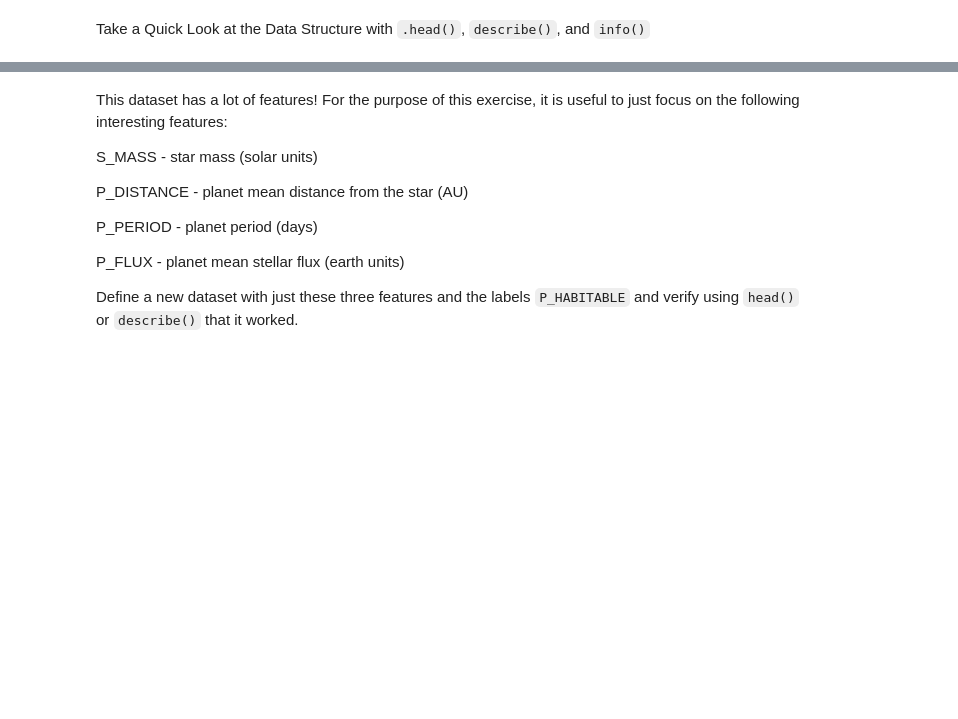
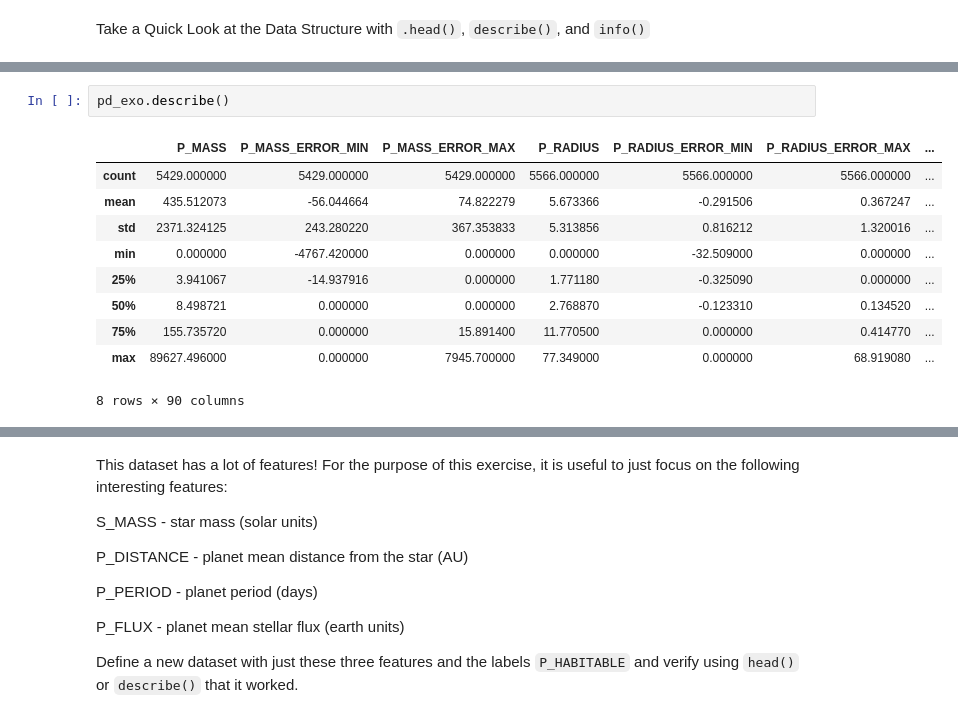
Before and after one commit to nakulpandit/QM_ML_DL_Lab, a Jupyter notebook: week 4/Week_4_2025_PlanetHunting.ipynb, the cells around one changed output, grey strips where cells are left out. Drawn from its saved outputs; the diff is of its cells as text; blank space fills up the shorter version.

```diff
--- a/week 4/Week_4_2025_PlanetHunting.ipynb
+++ b/week 4/Week_4_2025_PlanetHunting.ipynb
@@ -78,0 +94,13 @@ Take a Quick Look at the Data Structure with `.head()`, `describe()`, and `info(
+# %%
+pd_exo.describe()
+# %% [output]
+|  | P_MASS | P_MASS_ERROR_MIN | P_MASS_ERROR_MAX | P_RADIUS | P_RADIUS_ERROR_MIN | P_RADIUS_ERROR_MAX | ... |
+| count | 5429.000000 | 5429.000000 | 5429.000000 | 5566.000000 | 5566.000000 | 5566.000000 | ... |
+| mean | 435.512073 | -56.044664 | 74.822279 | 5.673366 | -0.291506 | 0.367247 | ... |
+| std | 2371.324125 | 243.280220 | 367.353833 | 5.313856 | 0.816212 | 1.320016 | ... |
+| min | 0.000000 | -4767.420000 | 0.000000 | 0.000000 | -32.509000 | 0.000000 | ... |
+| 25% | 3.941067 | -14.937916 | 0.000000 | 1.771180 | -0.325090 | 0.000000 | ... |
+| 50% | 8.498721 | 0.000000 | 0.000000 | 2.768870 | -0.123310 | 0.134520 | ... |
+| 75% | 155.735720 | 0.000000 | 15.891400 | 11.770500 | 0.000000 | 0.414770 | ... |
+| max | 89627.496000 | 0.000000 | 7945.700000 | 77.349000 | 0.000000 | 68.919080 | ... |
+8 rows × 90 columns
```
Also changed, not shown: parts of 18 cells of this notebook.
